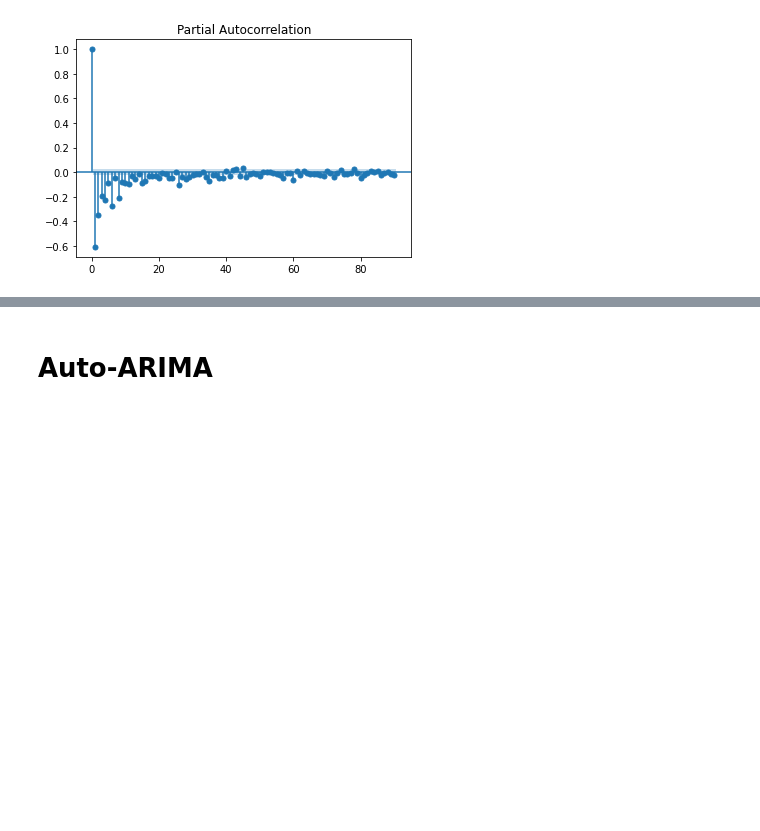
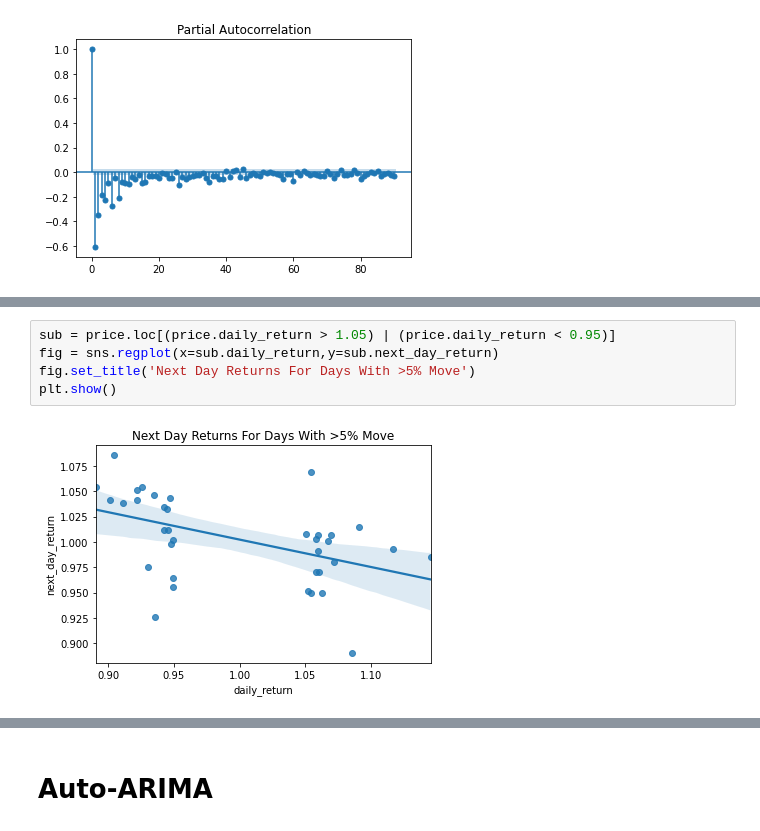
Before and after one commit to sinasinai/exploratory, a Jupyter notebook: sp500 derping.ipynb, the cells around one changed output, grey strips where cells are left out. Cells and saved outputs as stored; diff of their text form; blank space fills up the shorter version.

```diff
--- a/sp500 derping.ipynb
+++ b/sp500 derping.ipynb
@@ -63,0 +120,7 @@ plt.show()
+# %%
+sub = price.loc[(price.daily_return > 1.05) | (price.daily_return < 0.95)]
+fig = sns.regplot(x=sub.daily_return,y=sub.next_day_return)
+fig.set_title('Next Day Returns For Days With >5% Move')
+plt.show()
+# %% [output]
+[figure, added]
```
Also changed, not shown: parts of 21 cells of this notebook, 2 other files.
